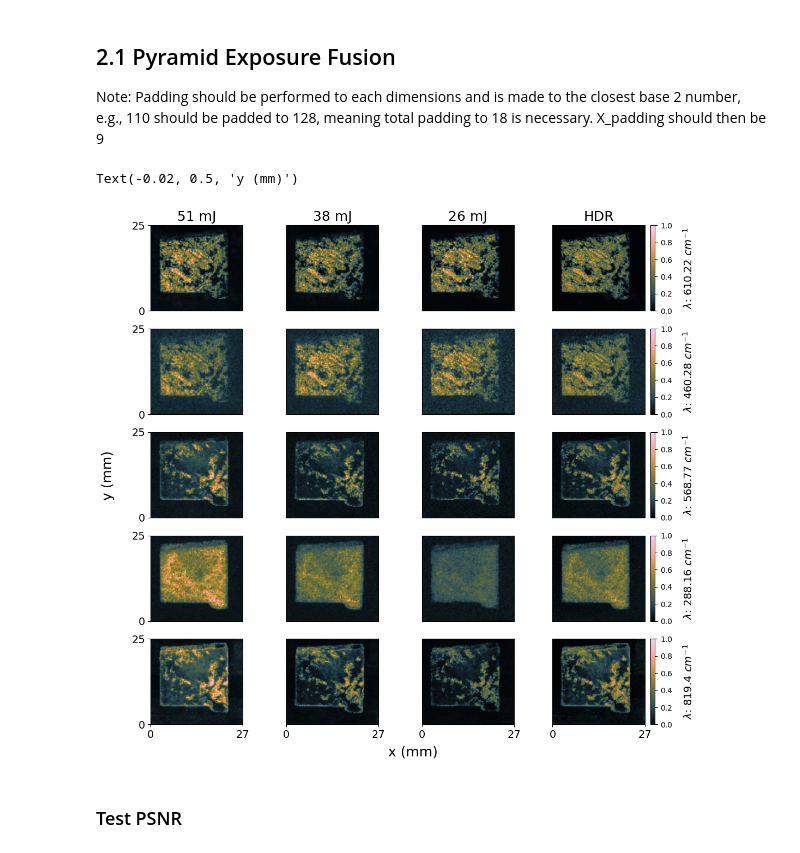
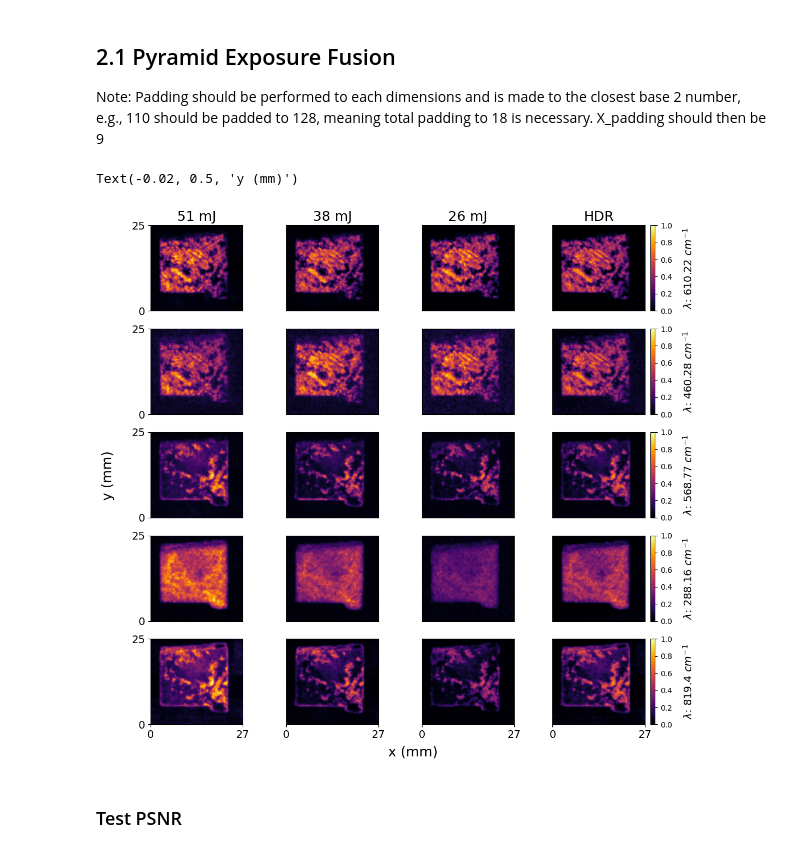
Before and after one commit to tomasjmlopes/Spectral_repo, a Jupyter notebook: Multiple Exposure/hdr_article_libsVraman_rock2scale.ipynb, the cells around one changed output. Cells and saved outputs as stored; diff of their text form; code cells hidden in the pictures.

```diff
--- a/Multiple Exposure/hdr_article_libsVraman_rock2scale.ipynb
+++ b/Multiple Exposure/hdr_article_libsVraman_rock2scale.ipynb
@@ -185,7 +181,7 @@ pro_data_sum.shape
 # %%
 scaled_pro = []
 
-sg = 0.5
+sg = 0.75
 
 for i in tqdm(range(0, pro_data_sum.shape[0])):
     # min_max_scaled = np.array([ (pro_data_sum[i, :, :, wv] - pro_data_sum[i].min())/(pro_data_sum[i].max() - pro_data_sum[i].min()) for wv in range(pro_data_sum.shape[-1])])
@@ -348,7 +344,8 @@ fig, ax = subplots(5, 4, figsize = (11, 10))
 
 wl = [610.22, 460.28, 568.77, 288.16, 819.40]
 
-colmap = Colormap('crameri:batlowK').to_mpl()
+# colmap = Colormap('crameri:batlowK').to_mpl()
+colmap = 'inferno'
 
 
 for w in range(len(wl)):
@@ -374,34 +371,34 @@ for w in range(len(wl)):
     axs.set_yticks([])
 
     axs = ax[w, 3]
     if w == 0:
         axs.set_title('HDR', fontsize = 18)
     im = axs.imshow(new_data1[find_index(wavelengths, wl[w])], extent = (0, 27, 0, 25), cmap = colmap, vmin = 0, vmax = 1)
     axs.set_xticks([])
     axs.set_yticks([])
     axs.set_ylabel(r'$\lambda$: ' + f'{wl[w]} ' + r'$cm^{-1}$', fontsize = 14, labelpad = 50)
     divider = make_axes_locatable(axs)
     cax = divider.append_axes("right", size="5%", pad=0.1)
     colorbar(im, cax = cax)
     axs.yaxis.set_label_position("right")
 
 for i in range(ax.shape[0]):
     ax[i, 0].set_yticks([0, 25])
     ax[i, 0].set_yticklabels([0, 25], fontsize = 14)
 
 for j in range(ax.shape[1]):
     ax[-1, j].set_xticks([0, 27])
     ax[-1, j].set_xticklabels([0, 27], fontsize = 14)
 
 
 fig.tight_layout(pad = 1)
 fig.supxlabel('x (mm)', fontsize = 18, x = 0.5, y = -0.02)
 fig.supylabel('y (mm)', fontsize = 18, y = 0.5, x = -0.02)
 
 # fig.savefig('libs_energies.jpg', dpi = 300)
 # %% [output]
 Text(-0.02, 0.5, 'y (mm)')
-[figure, old version]
+[figure, new version]
 # %% [markdown]
 ### Test PSNR
 # %%
```
Also changed, not shown: parts of 19 cells of this notebook, 5 other files.
